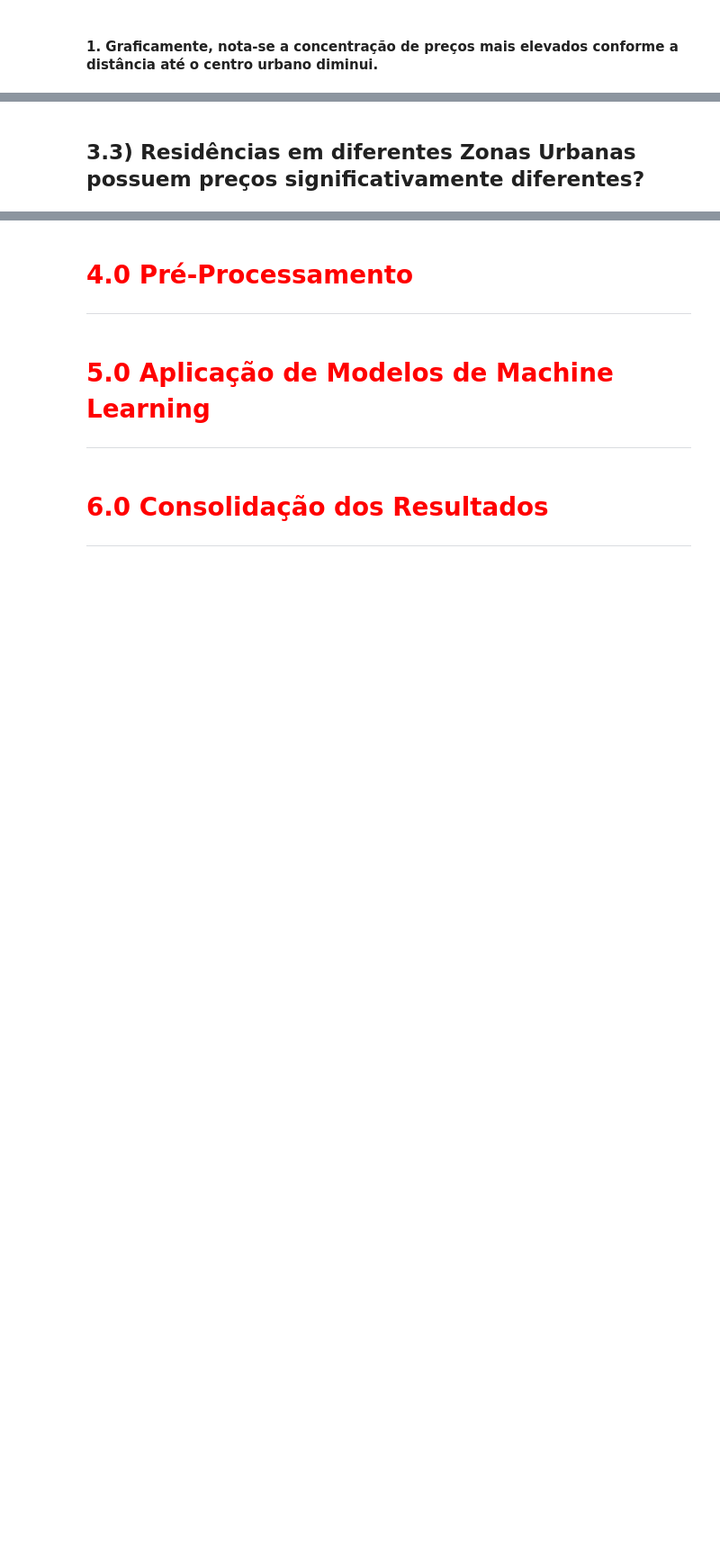
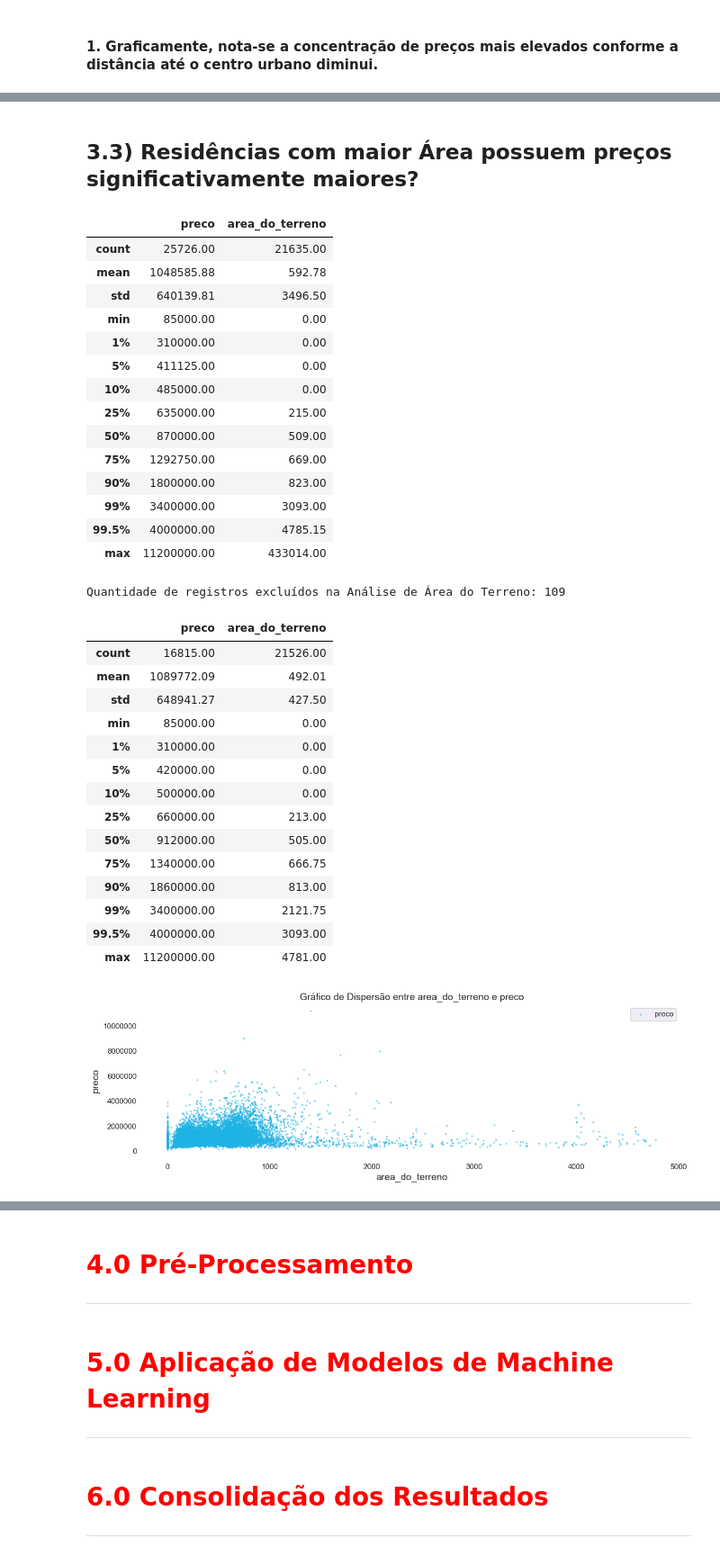
Before and after one commit to leonardovargas10/Modelo_Analise_Imoveis, a Jupyter notebook: analise_imoveis.ipynb, the cells around one changed output, grey strips where cells are left out. Shown at 90% size. Saved outputs shown, nothing was run; the diff lists cells and outputs as text; code cells hidden in the pictures; blank space fills up the shorter version.

```diff
--- a/analise_imoveis.ipynb
+++ b/analise_imoveis.ipynb
@@ -821,2 +859,45 @@ Pelo Teste de Hipótese de Mann Whitney, há diferença significativa entre as m
 # %% [markdown]
-## 3.3) Residências em diferentes Zonas Urbanas possuem preços significativamente diferentes?
+## 3.3) Residências com maior Área possuem preços significativamente maiores?
+# %%
+df_area_do_terreno = df_train[['preco', 'area_do_terreno']].copy()
+
+display(df_area_do_terreno.describe(percentiles = [0.01, 0.05, 0.1, 0.25, 0.50, 0.75, 0.9, 0.99, 0.995]))
+print(f'Quantidade de registros excluídos na Análise de Área do Terreno: {df_area_do_terreno.loc[df_area_do_terreno.area_do_terreno > 4785.15].shape[0]}')
+df_area_do_terreno = df_area_do_terreno.loc[df_area_do_terreno.area_do_terreno <= 4785.15]
+
+df_area_do_terreno.area_do_terreno.fillna(df_area_do_terreno.area_do_terreno.median(), inplace = True)
+display(df_area_do_terreno.describe(percentiles = [0.01, 0.05, 0.1, 0.25, 0.50, 0.75, 0.9, 0.99, 0.995]))
+plota_dispersao('area_do_terreno', 'preco', df_area_do_terreno)
+# %% [output]
+|  | preco | area_do_terreno |
+| count | 25726.00 | 21635.00 |
+| mean | 1048585.88 | 592.78 |
+| std | 640139.81 | 3496.50 |
+| min | 85000.00 | 0.00 |
+| 1% | 310000.00 | 0.00 |
+| 5% | 411125.00 | 0.00 |
+| 10% | 485000.00 | 0.00 |
+| 25% | 635000.00 | 215.00 |
+| 50% | 870000.00 | 509.00 |
+| 75% | 1292750.00 | 669.00 |
+| 90% | 1800000.00 | 823.00 |
+| 99% | 3400000.00 | 3093.00 |
+| 99.5% | 4000000.00 | 4785.15 |
+| max | 11200000.00 | 433014.00 |
+Quantidade de registros excluídos na Análise de Área do Terreno: 109
+|  | preco | area_do_terreno |
+| count | 16815.00 | 21526.00 |
+| mean | 1089772.09 | 492.01 |
+| std | 648941.27 | 427.50 |
+| min | 85000.00 | 0.00 |
+| 1% | 310000.00 | 0.00 |
+| 5% | 420000.00 | 0.00 |
+| 10% | 500000.00 | 0.00 |
+| 25% | 660000.00 | 213.00 |
+| 50% | 912000.00 | 505.00 |
+| 75% | 1340000.00 | 666.75 |
+| 90% | 1860000.00 | 813.00 |
+| 99% | 3400000.00 | 2121.75 |
+| 99.5% | 4000000.00 | 3093.00 |
+| max | 11200000.00 | 4781.00 |
+[figure, added]
```
Also changed, not shown: parts of 19 cells of this notebook.
